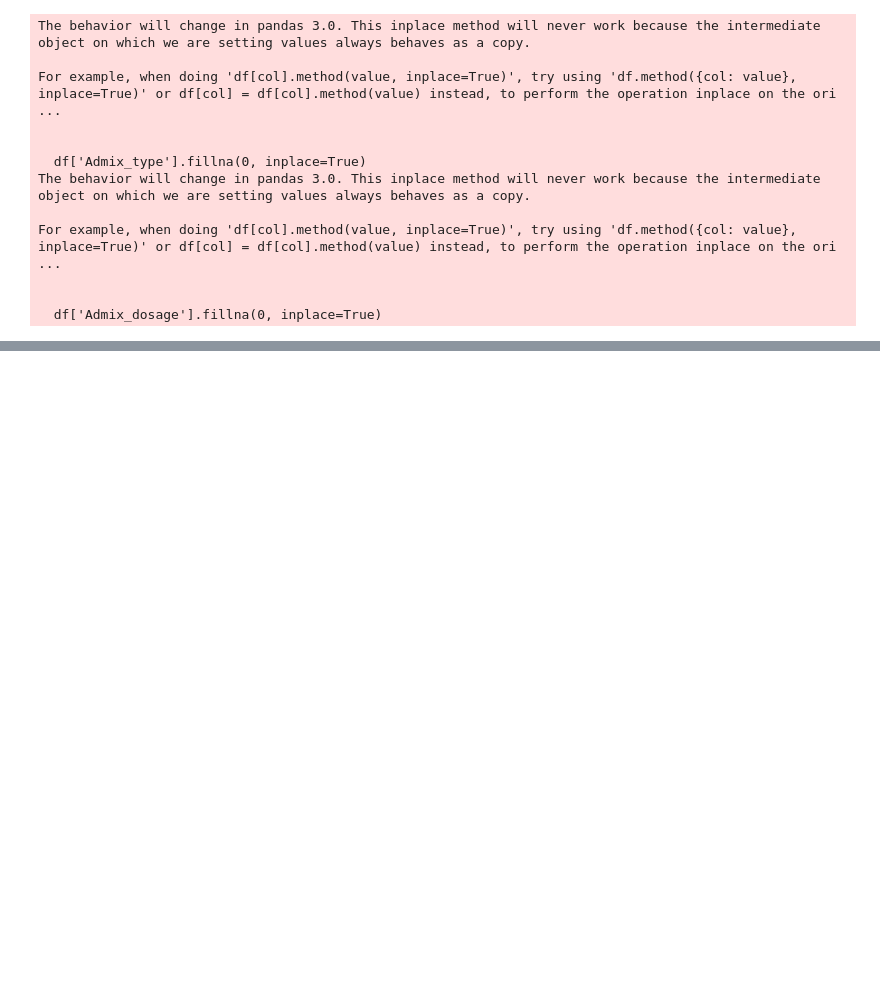
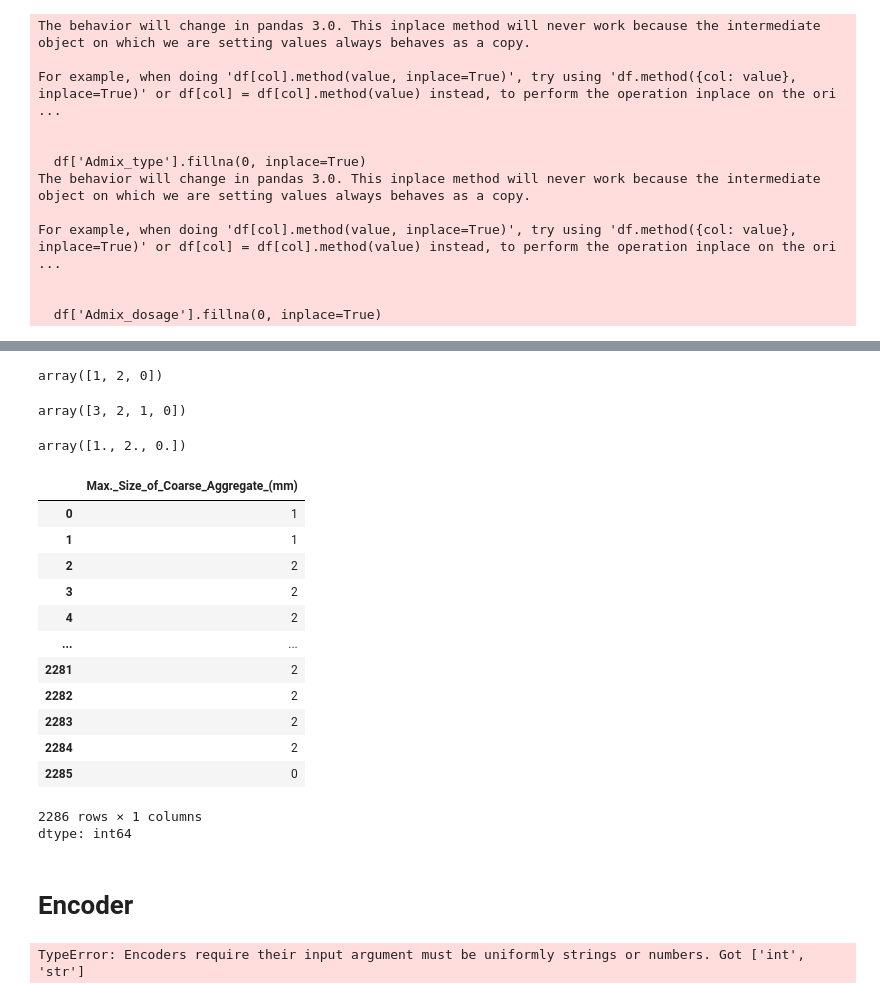
Before and after one commit to ArunK-ML/ML-Regression-Model---Concrete-Mix-Strength---Dataset, a Jupyter notebook: Concrete_Strength.ipynb, the cells around one changed output, grey strips where cells are left out. Cells and saved outputs as stored; diff of their text form; code cells hidden in the pictures; blank space fills up the shorter version.

```diff
--- a/Concrete_Strength.ipynb
+++ b/Concrete_Strength.ipynb
@@ -123,0 +125,35 @@ dtype: int64
+# %%
+df["Type_of_course_Aggregate"].unique()
+# %% [output]
+array([1, 2, 0])
+# %%
+df["Type_of_Fine_Aggregate_"].unique()
+# %% [output]
+array([3, 2, 1, 0])
+# %%
+df["Max._Size_of_Coarse_Aggregate_(mm)"].unique()
+# %% [output]
+array([1., 2., 0.])
+# %%
+df['Max._Size_of_Coarse_Aggregate_(mm)'] = df['Max._Size_of_Coarse_Aggregate_(mm)'].replace({
+    40.: 1,
+    20.: 2,
+    0.: 0
+})
+# %%
+df['Max._Size_of_Coarse_Aggregate_(mm)'].astype("int")
+# %% [output]
+|  | Max._Size_of_Coarse_Aggregate_(mm) |
+| 0 | 1 |
+| 1 | 1 |
+| 2 | 2 |
+| 3 | 2 |
+| 4 | 2 |
+| ... | ... |
+| 2281 | 2 |
+| 2282 | 2 |
+| 2283 | 2 |
+| 2284 | 2 |
+| 2285 | 0 |
+2286 rows × 1 columns
+dtype: int64
@@ -123,0 +162,10 @@ dtype: int64
+# %% [markdown]
+# **Encoder**
+# %%
+from sklearn.preprocessing import LabelEncoder
+code = LabelEncoder()
+
+for i in df.select_dtypes(include="object").columns:
+  df[i] = code.fit_transform(df[i])
+# %% [output]
+TypeError: Encoders require their input argument must be uniformly strings or numbers. Got ['int', 'str']
```
Also changed, not shown: parts of 4 cells of this notebook.
